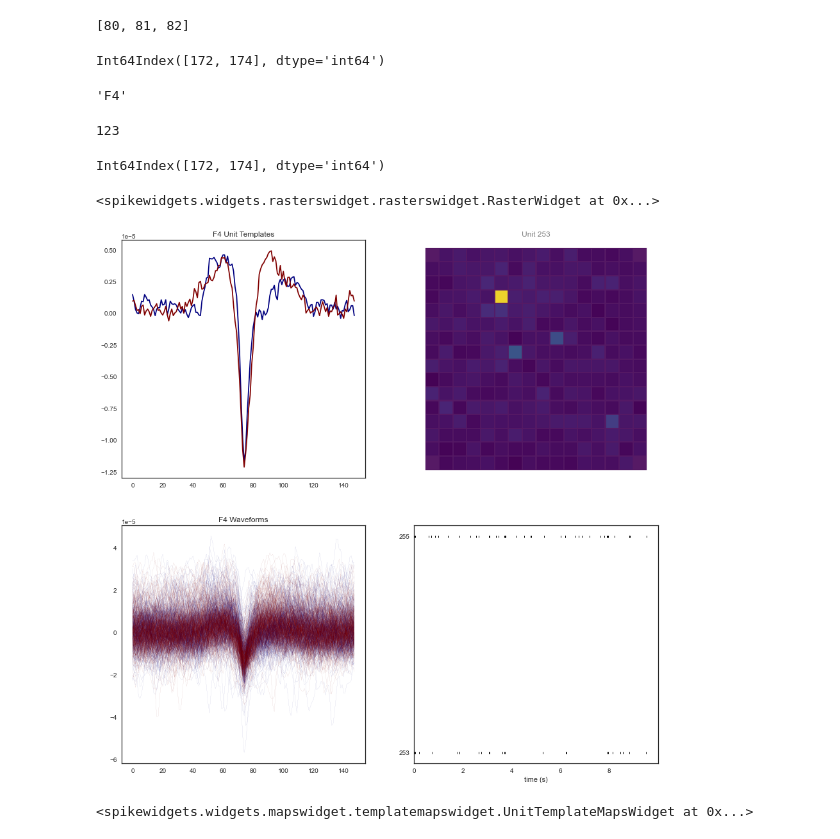
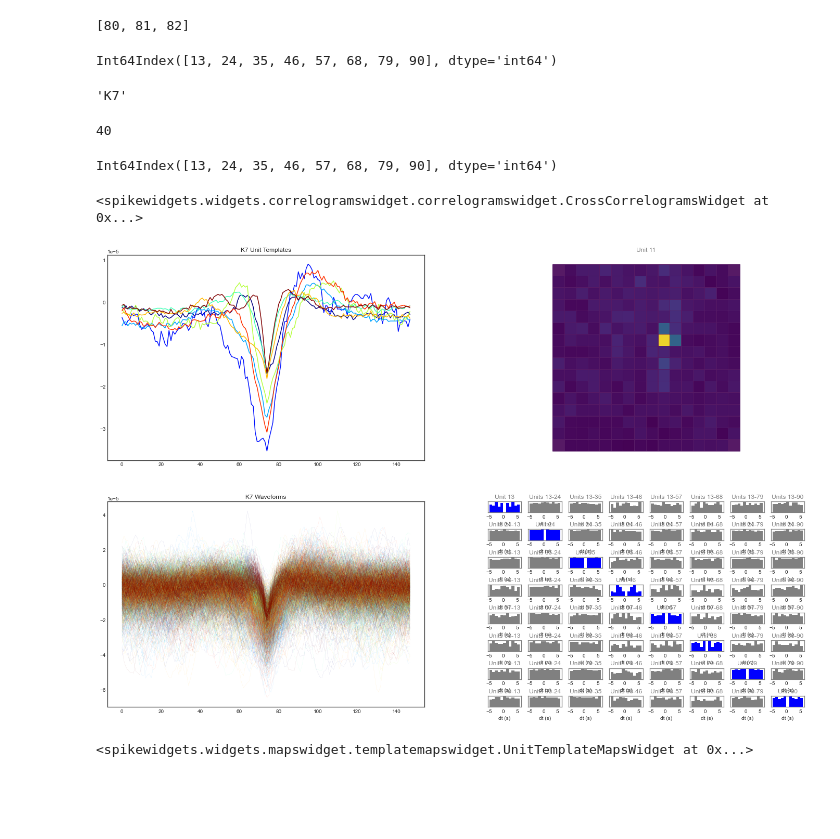
Before and after one commit to jonasort/MEA_analysis, a Jupyter notebook: Spikesorting/Spike_Interface_Cache_and_DF_210421.ipynb, the cells around one changed output. Cells and saved outputs as stored; diff of their text form; code cells hidden in the pictures; blank space fills up the shorter version.

```diff
--- a/Spikesorting/Spike_Interface_Cache_and_DF_210421.ipynb
+++ b/Spikesorting/Spike_Interface_Cache_and_DF_210421.ipynb
@@ -40,6 +41,6 @@ filelist
 # %%
 labeldic = np.load('labeldictionary_MCS_256MEA.npy', allow_pickle='TRUE').item()
 # %%
-filename=filelist[0]
+filename=filelist[1]
 # %%
 filebase = filename.split('.')[0]
@@ -398,6 +378,9 @@ def units_to_pandas_DataFrame(sorted_dic, recording_cache, dictkey, layerdic_inv
         unitframe.loc[(unitframe['unit_ids']==i), 'qm_presence_ratio']=quality_metrics.loc[i]['presence_ratio']
         unitframe.loc[(unitframe['unit_ids']==i), 'qm_snr']=quality_metrics.loc[i]['snr']
 
+
+        unitframe.loc[(unitframe['unit_ids']==i), 'file']=filebase
+        unitframe.loc[(unitframe['unit_ids']==i), 'subrecording']=dictkey
     return unitframe
 # %%
 unitframe = units_to_pandas_DataFrame(
@@ -515,6 +498,8 @@ sns.scatterplot(x="firing_rate", y="qm_presence_ratio",
 # %% [output]
 <matplotlib.axes._subplots.AxesSubplot at 0x...>
 [figure]
+# %%
+u = 'sec_0-300'
 # %% [markdown]
 # Waveforms and Template Plots
 # %%
@@ -574,23 +560,23 @@ unitlist_by_channel
 # %% [output]
 [80, 81, 82]
 # %%
-j = 123 #entsprich dem maxchannel
+j = 40 #entsprich dem maxchannel
 #j=labeldic_invert['F8']
 unitlist_by_index=unitframe.loc[(unitframe['max_channel']==j)].index
 unitlist_by_channel = list(unitframe.loc[(unitframe['max_channel'])==j]['unit_ids'])
 print(unitlist_by_index)
 unitframe.loc[unitlist_by_index[0]]['channellabel']
 # %% [output]
-Int64Index([172, 174], dtype='int64')
+Int64Index([13, 24, 35, 46, 57, 68, 79, 90], dtype='int64')
-'F4'
+'K7'
 # %%
 labeldic_invert[unitframe.loc[unitlist_by_index[0]]['channellabel']]
 # %% [output]
-123
+40
 # %%
 unitlist_by_index
 # %% [output]
-Int64Index([172, 174], dtype='int64')
+Int64Index([13, 24, 35, 46, 57, 68, 79, 90], dtype='int64')
 # %%
 #colourlist = ['#D7D7D9', '#162473', '#449CA6', '#038C73', '#BF4417', '#7EBF88', '#D0F2D3', '#F2CB57']
 n = len(unitlist_by_index)
@@ -598,37 +584,37 @@ colors = iter(cm.jet(np.linspace(0, 1, len(unitlist_by_index))))
 
 plt.style.use("seaborn-white")
 
 #fig, ((ax1, ax2, ax3), (ax4, ax5, ax6)) = plt.subplots(2, 3, figsize=(15,10))
 
 fig, ((ax1, ax2), (ax3, ax4)) = plt.subplots(2, 2, figsize=(15,15))
 
 sw.plot_unit_template_maps(loaded['sec_0-300'],  sorted_dic['sec_0-300'], max_spikes_per_unit=100, unit_ids=[(unitlist_by_channel[0])], ax=ax2)
 
 
 
 #ax3.plot(loaded['sec_0-300'].get_traces()[j])
 
 #sw.plot_timeseries(loaded['sec_0-300'], trange=[5, 8], ax=ax3,)
 
 #sw.plot_activity_map(loaded['sec_0-300'], ax=ax3)
 
 for i in unitlist_by_index:
     colourcode = color=next(colors)
     ax1.plot(templates[i][j].T, color=colourcode)
     ax1.set_title(str(unitframe.loc[i]['channellabel']) + ' Unit Templates')
 
     ax3.plot(wf[i][:, j, :].T, color=colourcode, lw=0.05)
     ax3.set_title(str(unitframe.loc[i]['channellabel']) + ' Waveforms')
 
-#sw.plot_crosscorrelograms(sorted_dic['sec_0-300'], unit_ids=unitlist_by_index, ax=ax4, bin_size=1, window=10)
+sw.plot_crosscorrelograms(sorted_dic['sec_0-300'], unit_ids=unitlist_by_index, ax=ax4, bin_size=1, window=10)
 
 
-sw.plot_rasters(sorted_dic[u], color='k', unit_ids=unitlist_by_channel, ax = ax4, trange=[0,10])
+#sw.plot_rasters(sorted_dic[u], color='k', unit_ids=unitlist_by_channel, ax = ax4)
 
 #sw.plot_pca_features(sorting=sorted_dic[u], recording = loaded[u], unit_ids=unitlist_by_channel, ax=ax6)
 # %% [output]
-<spikewidgets.widgets.rasterswidget.rasterswidget.RasterWidget at 0x...>
+<spikewidgets.widgets.correlogramswidget.correlogramswidget.CrossCorrelogramsWidget at 0x...>
-[figure, old version]
+[figure, new version]
 # %%
 sw.plot_unit_template_maps(loaded['sec_0-300'],  sorted_dic['sec_0-300'], max_spikes_per_unit=100, unit_ids=[80], figure=)
 # %% [output]
```
Also changed, not shown: parts of 47 cells of this notebook, 2 other files.
